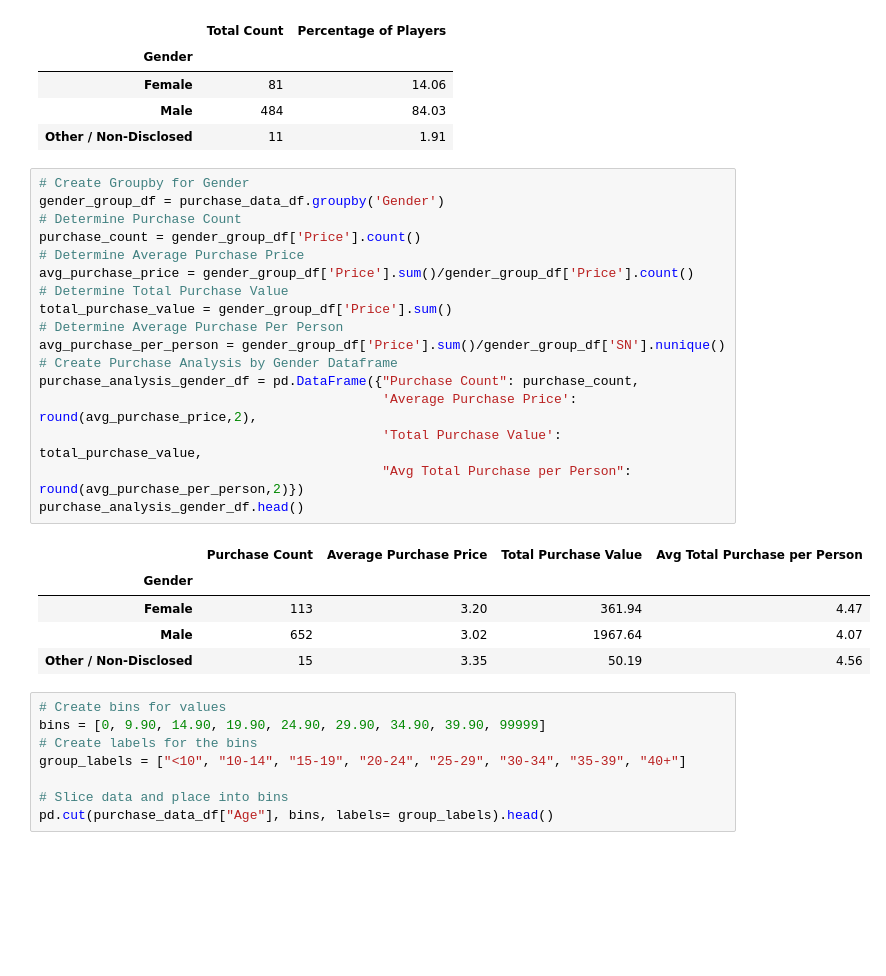
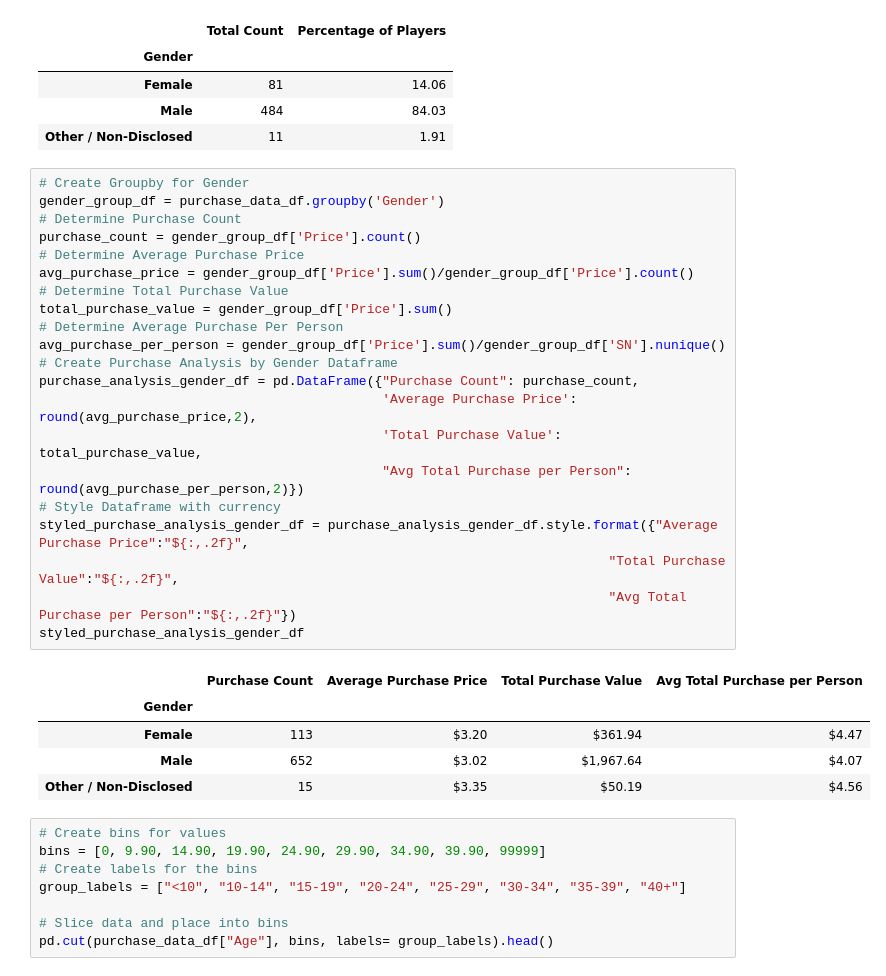
Before and after one commit to Barlow0471/pandas-challenge, a Jupyter notebook: HeroesOfPymoli/Main.ipynb, the cells around one changed output. Saved outputs shown, nothing was run; the diff lists cells and outputs as text; blank space fills up the shorter version.

```diff
--- a/HeroesOfPymoli/Main.ipynb
+++ b/HeroesOfPymoli/Main.ipynb
@@ -56,26 +62,30 @@ gender_demographics_df
 # %%
 # Create Groupby for Gender
 gender_group_df = purchase_data_df.groupby('Gender')
 # Determine Purchase Count
 purchase_count = gender_group_df['Price'].count()
 # Determine Average Purchase Price
 avg_purchase_price = gender_group_df['Price'].sum()/gender_group_df['Price'].count()
 # Determine Total Purchase Value
 total_purchase_value = gender_group_df['Price'].sum()
 # Determine Average Purchase Per Person
 avg_purchase_per_person = gender_group_df['Price'].sum()/gender_group_df['SN'].nunique()
 # Create Purchase Analysis by Gender Dataframe
 purchase_analysis_gender_df = pd.DataFrame({"Purchase Count": purchase_count,
                                             'Average Purchase Price': round(avg_purchase_price,2),
                                             'Total Purchase Value': total_purchase_value,
                                             "Avg Total Purchase per Person": round(avg_purchase_per_person,2)})
-purchase_analysis_gender_df.head()
+# Style Dataframe with currency
+styled_purchase_analysis_gender_df = purchase_analysis_gender_df.style.format({"Average Purchase Price":"${:,.2f}",
+                                                                         "Total Purchase Value":"${:,.2f}",
+                                                                         "Avg Total Purchase per Person":"${:,.2f}"})
+styled_purchase_analysis_gender_df
 # %% [output]
 |  | Purchase Count | Average Purchase Price | Total Purchase Value | Avg Total Purchase per Person |
 | Gender |  |  |  |  |
-| Female | 113 | 3.20 | 361.94 | 4.47 |
-| Male | 652 | 3.02 | 1967.64 | 4.07 |
-| Other / Non-Disclosed | 15 | 3.35 | 50.19 | 4.56 |
+| Female | 113 | $3.20 | $361.94 | $4.47 |
+| Male | 652 | $3.02 | $1,967.64 | $4.07 |
+| Other / Non-Disclosed | 15 | $3.35 | $50.19 | $4.56 |
 # %%
 # Create bins for values
 bins = [0, 9.90, 14.90, 19.90, 24.90, 29.90, 34.90, 39.90, 99999]
```
Also changed, not shown: parts of 3 cells of this notebook.
